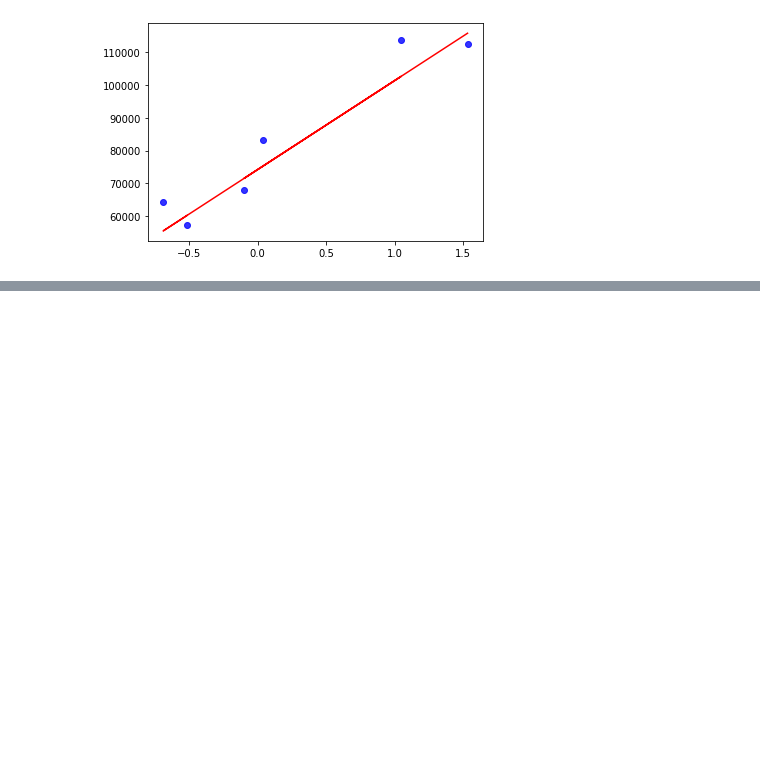
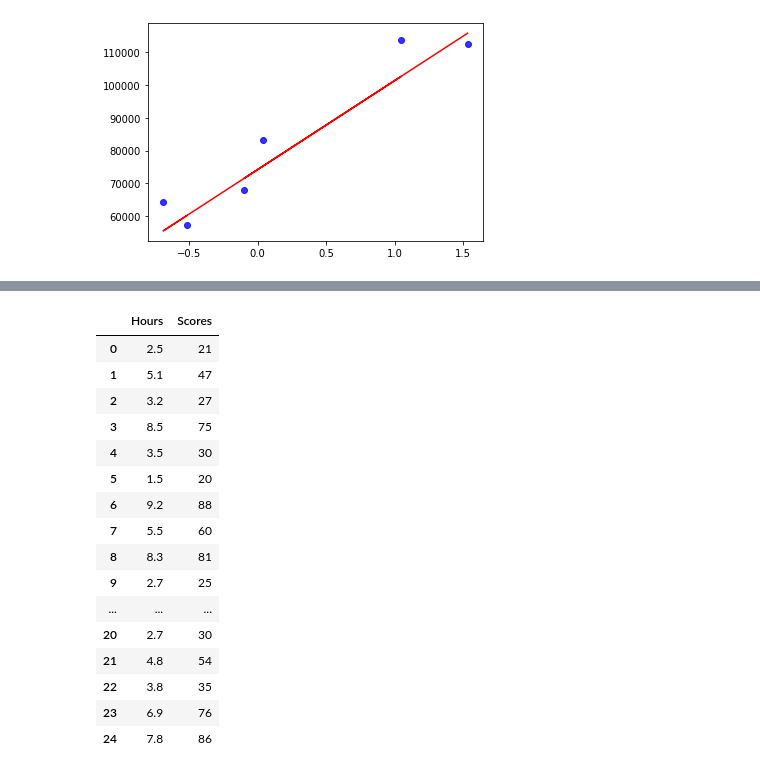
Before and after one commit to urvashipathak/ML, a Jupyter notebook: 4_Programs_of_linear_regression_from_scratch.ipynb, the cells around one changed output, grey strips where cells are left out. Saved outputs shown, nothing was run; the diff lists cells and outputs as text; code cells hidden in the pictures; blank space fills up the shorter version.

```diff
--- a/4_Programs_of_linear_regression_from_scratch.ipynb
+++ b/4_Programs_of_linear_regression_from_scratch.ipynb
@@ -140,0 +296,31 @@ plt.show()
+# %%
+import pandas as pd
+import numpy as np
+import matplotlib.pyplot as plt
+# intialise data of lists.
+data = {'Hours':[2.5,5.1,3.2,8.5,3.5,1.5,9.2,5.5,8.3,2.7,7.7,5.9,4.5,3.3,1.1,8.9,2.5,1.9,6.1,7.4,2.7,4.8,3.8,6.9,7.8],
+        'Scores':[21,47,27,75,30,20,88,60,81,25,85,62,41,42,17,95,30,24,67,69,30,54,35,76,86]}
+
+# Create DataFrame
+studentscores = pd.DataFrame(data)
+
+# Print the output.
+studentscores
+# %% [output]
+|  | Hours | Scores |
+| 0 | 2.5 | 21 |
+| 1 | 5.1 | 47 |
+| 2 | 3.2 | 27 |
+| 3 | 8.5 | 75 |
+| 4 | 3.5 | 30 |
+| 5 | 1.5 | 20 |
+| 6 | 9.2 | 88 |
+| 7 | 5.5 | 60 |
+| 8 | 8.3 | 81 |
+| 9 | 2.7 | 25 |
+| ... | ... | ... |
+| 20 | 2.7 | 30 |
+| 21 | 4.8 | 54 |
+| 22 | 3.8 | 35 |
+| 23 | 6.9 | 76 |
+| 24 | 7.8 | 86 |
```
Also changed, not shown: parts of 21 cells of this notebook.
